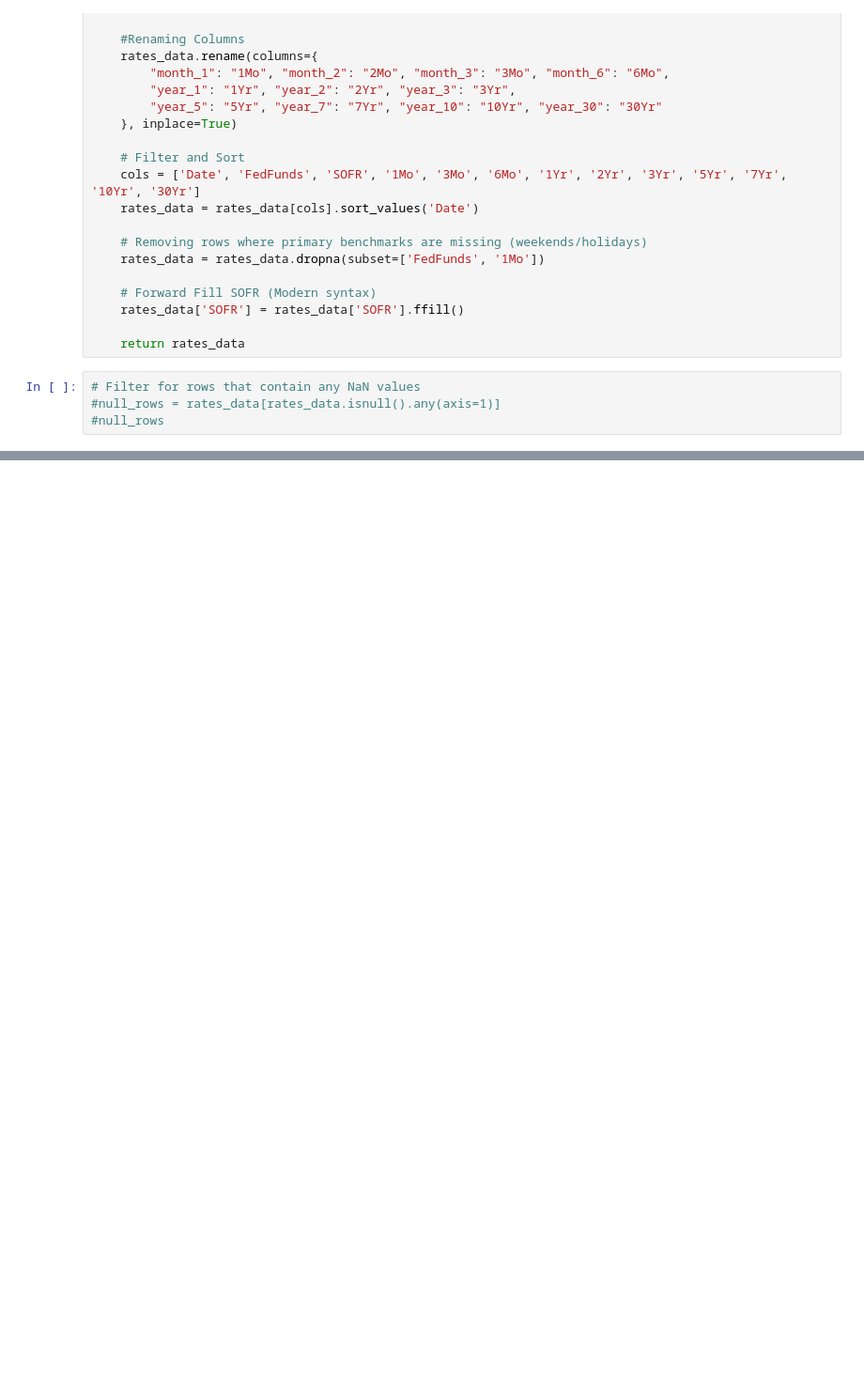
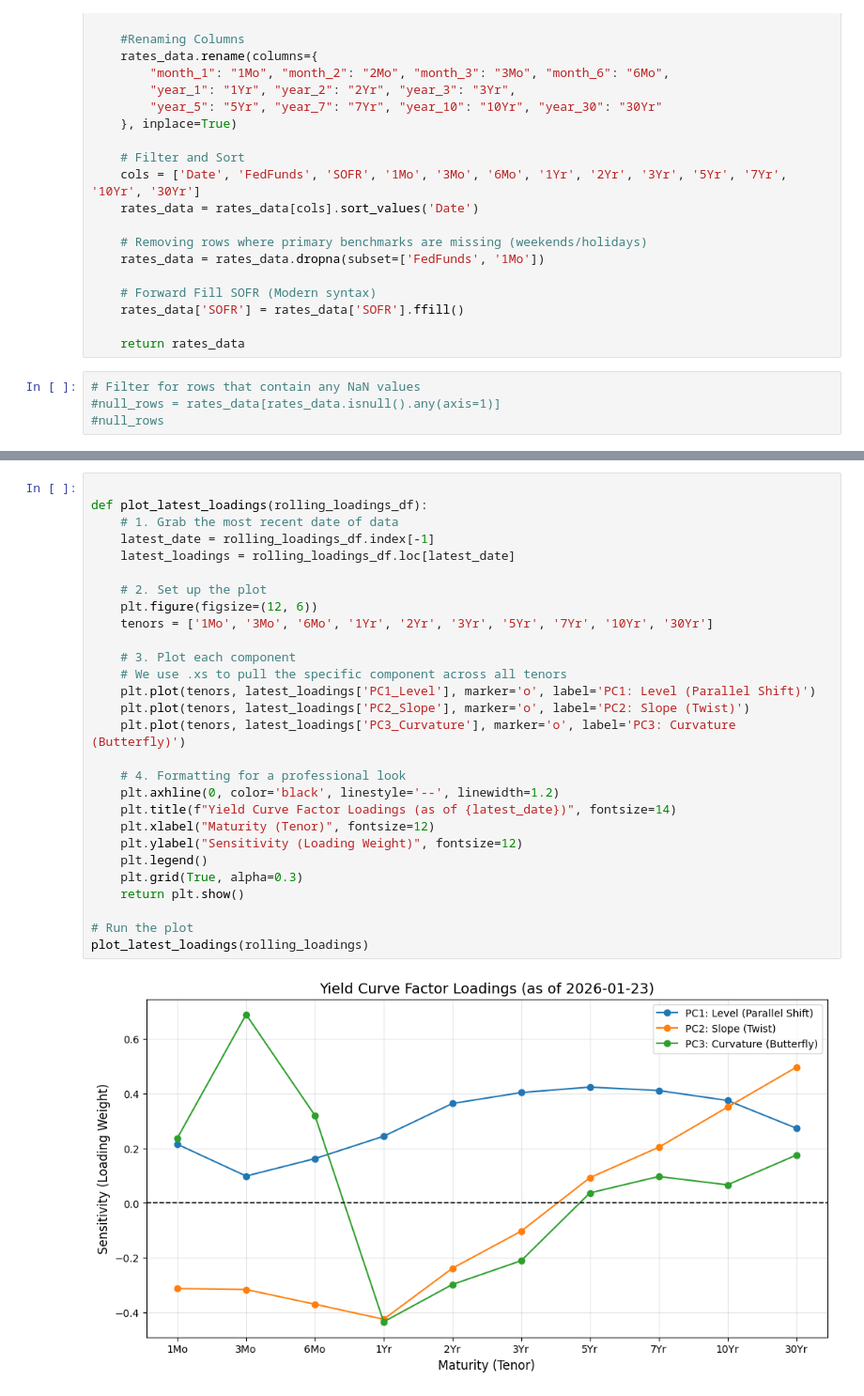
Before and after one commit to danimalav7/Fixed-Income, a Jupyter notebook: Principal Component Analysis.ipynb, the cells around one changed output, grey strips where cells are left out. Shown at 94% size. Saved outputs shown, nothing was run; the diff lists cells and outputs as text; blank space fills up the shorter version.

```diff
--- a/Principal Component Analysis.ipynb
+++ b/Principal Component Analysis.ipynb
@@ -90,0 +172,30 @@ x=pca.components_
+# %%
+
+def plot_latest_loadings(rolling_loadings_df):
+    # 1. Grab the most recent date of data
+    latest_date = rolling_loadings_df.index[-1]
+    latest_loadings = rolling_loadings_df.loc[latest_date]
+
+    # 2. Set up the plot
+    plt.figure(figsize=(12, 6))
+    tenors = ['1Mo', '3Mo', '6Mo', '1Yr', '2Yr', '3Yr', '5Yr', '7Yr', '10Yr', '30Yr']
+
+    # 3. Plot each component
+    # We use .xs to pull the specific component across all tenors
+    plt.plot(tenors, latest_loadings['PC1_Level'], marker='o', label='PC1: Level (Parallel Shift)')
+    plt.plot(tenors, latest_loadings['PC2_Slope'], marker='o', label='PC2: Slope (Twist)')
+    plt.plot(tenors, latest_loadings['PC3_Curvature'], marker='o', label='PC3: Curvature (Butterfly)')
+
+    # 4. Formatting for a professional look
+    plt.axhline(0, color='black', linestyle='--', linewidth=1.2)
+    plt.title(f"Yield Curve Factor Loadings (as of {latest_date})", fontsize=14)
+    plt.xlabel("Maturity (Tenor)", fontsize=12)
+    plt.ylabel("Sensitivity (Loading Weight)", fontsize=12)
+    plt.legend()
+    plt.grid(True, alpha=0.3)
+    return plt.show()
+
+# Run the plot
+plot_latest_loadings(rolling_loadings)
+# %% [output]
+[figure, added]
```
Also changed, not shown: parts of 9 cells of this notebook.
